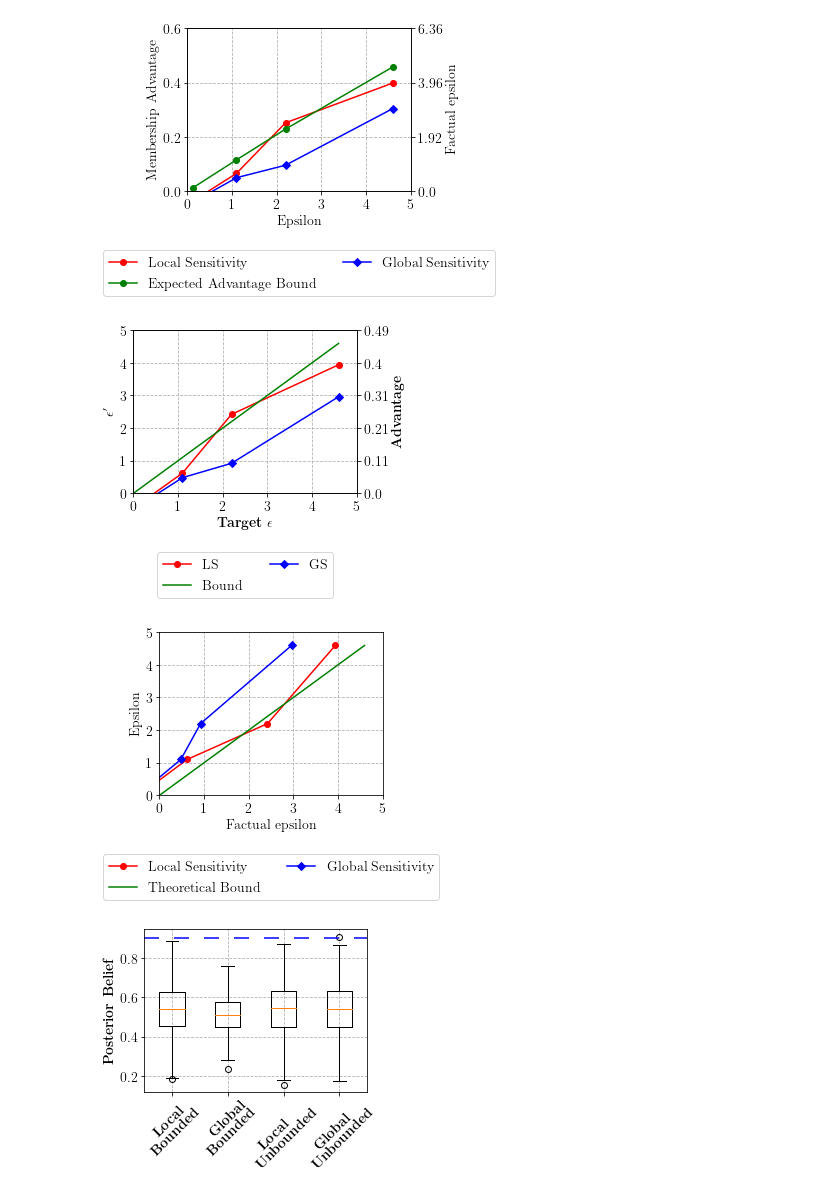
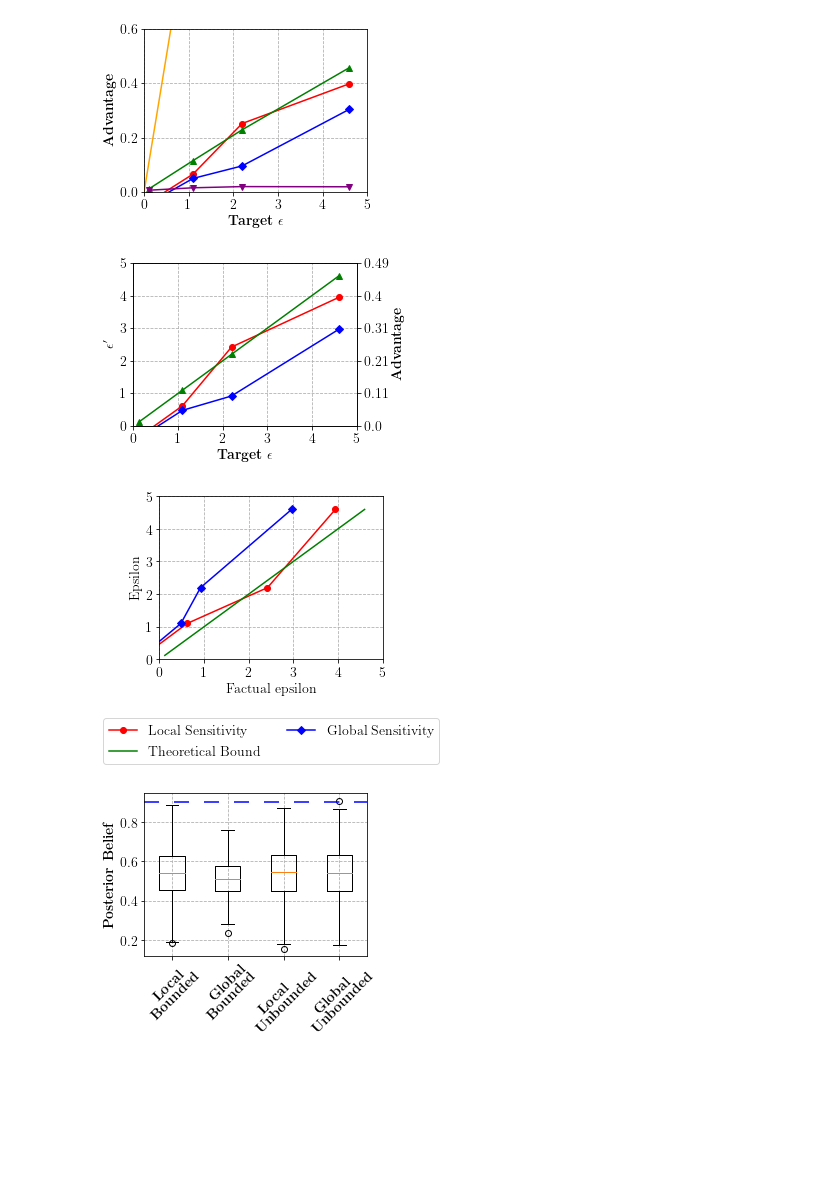
Before and after one commit to SAP-samples/security-research-identifiability-in-dpdl, a Jupyter notebook: notebooks/purchase_eval.ipynb, the cells around one changed output. Saved outputs shown, nothing was run; the diff lists cells and outputs as text; code cells hidden in the pictures; blank space fills up the shorter version.

```diff
--- a/notebooks/purchase_eval.ipynb
+++ b/notebooks/purchase_eval.ipynb
@@ -315,10 +264,10 @@ plt.show()
 
 #local_vals = np.array([advantage_local_rho_52, advantage_local_rho_75, advantage_local_rho_90, advantage_local_rho_99])
 #global_vals = np.array([advantage_global_rho_52, advantage_global_rho_75, advantage_global_rho_90, advantage_global_rho_99])
-
+matplotlib.rcParams.update({'font.size': 14})
 adv_local_purch = []
 adv_global_purch = []
-posterior_evaluate = ["local_53", 'global_53', "local_75", "global_75", "local_bounded_90", "global_bounded_90", "local_99", "global_99"]
+posterior_evaluate = ["rho_53_local", 'rho_53_global', "rho_75_local", "rho_75_global", "rho_90_local_bound", "rho_90_global_bound", "rho_99_local", "rho_99_global"]
 
 for directory in posterior_evaluate:
     if f"local" in directory:
@@ -339,37 +288,44 @@ adv_cont = [2*norm.cdf(eps/(2*np.sqrt(2*np.log(1.25/delt))))-1 for eps in epsilo
 
 fig, ax = plt.subplots(1, figsize=(4,3))
 
-ax2 = ax.twinx()
+# ax2 = ax.twinx()
 #ax.callbacks.connect("ylim_changed", convert_ax_c_to_celsius)
 ax.set_ylim(-0.0,0.6)
-ax.plot(epsilons, np.array(adv_local_purch), 'ro', color='red', label='Local Sensitivity',marker='o', linestyle='-')
+ax.plot(epsilons, np.array(adv_local_purch), 'ro', color='red', label='LS',marker='o', linestyle='-')
 ax.grid(ls="dashed")
 #ax2.set_yscale('log')
 ax.axis([0, 4, -0.0, 0.6])
-ax.plot(epsilons, adv_cont, 'ro', color='green', label='Expected Advantage Bound',marker='o', linestyle='-')
-ax.plot(epsilons, np.array(adv_global_purch), 'ro', color='blue', label='Global Sensitivity',marker='D', linestyle='-')
+ax.plot(epsilons, adv_cont, 'ro', color='green', label='Bound',marker='^', linestyle='-')
+ax.plot(epsilons, np.array(adv_global_purch), 'ro', color='blue', label='GS',marker='D', linestyle='-')
 #ax.axhline(y=3, ls="dashed", color="orange", dashes=(10, 10), label=r'$C$ Unbounded')
 ax.grid(ls="dashed")
 
+epsilons_yeom_bound = [0,1,2,3,4,5]
+advantage_yeom = np.minimum(1,np.exp(epsilons_yeom_bound)-1)
+ax.plot(epsilons_yeom_bound, np.array(advantage_yeom), 'ro', color='orange', label='Yeom\'s Bound',marker='', linestyle='-')
+
+adult_advantages = [0.006700000000000006, 0.015500000000000009, 0.01990000000000002, 0.019200000000000012]
+# mi_empirical_eps = [2*np.around(norm.ppf((adv+1)/2)*np.sqrt(2*np.log(1.25/delt)), 2) for adv in np.array(adult_advantages)]
+ax.plot(epsilons, adult_advantages, 'ro', color='purple', label=r'MI',marker='v', linestyle='-')
 
 
-ax.set(xlabel='Epsilon', ylabel=r'Membership Advantage')
+ax.set(xlabel=r"\textbf{Target $\epsilon$}", ylabel=(r'\textbf{Advantage}'))
 #listcomprehension
-ax2.set_yticks(range(0,4))
+# ax2.set_yticks(range(0,4))
 ticks_rhos = [2*np.around(norm.ppf((adv+1)/2)*np.sqrt(2*np.log(1.25/delt)), 2) for adv in [0, 0.2,0.4,0.6]]
-ax2.set_yticklabels(ticks_rhos)
+# ax2.set_yticklabels(ticks_rhos)
 ax.set_xticks(range(0,6))
 ax.set_xticks(range(0,6))
-ax.legend(loc=10, ncol=2, bbox_to_anchor=(0.5, -0.5))
+# ax.legend(loc=10, ncol=2, bbox_to_anchor=(0.5, -0.5))
 
 
 
-ax2.set_ylabel('Factual epsilon')
+# ax2.set_ylabel('Factual epsilon')
 #ax2.tick_params('y')
 #ax2.get_xaxis().set_major_formatter(matplotlib.ticker.ScalarFormatter())
 #ax2.plot(epsilons, epsilons,'x',markersize=20, label = 'test')
 
-plt.savefig("factual_eps_adv_purch.pdf", bbox_inches='tight')
+plt.savefig("MI_comparison_purch.pdf", bbox_inches='tight')
 #plt.savefig("unbounded_sensitivity.pdf", bbox_inches='tight')
 plt.show()
 #------------------------------------------------------
@@ -381,45 +337,54 @@ fig, ax = plt.subplots(1, figsize=(4,3))
 ax.plot(epsilons, empirical_eps_local, 'ro', color='red', label=r'LS',marker='o', linestyle='-')
 ax.grid(ls="dashed")
 ax.axis([0, 4, 0, 5])
-ax.plot(epsilons_cont, epsilons_cont, 'ro', color='green', label='Bound', marker='', linestyle='-')
+ax.plot(epsilons, epsilons, 'ro', color='green', label='Bound', marker='^', linestyle='-')
 ax.plot(epsilons, empirical_eps_global, 'ro', color='blue', label=r'GS',marker='D', linestyle='-')
 #ax.axhline(y=3, ls="dashed", color="orange", dashes=(10, 10), label=r'$C$ Unbounded')
 ax.grid(ls="dashed")
 
+advs = [np.around(2*norm.cdf(eps/(2*np.sqrt(2*np.log(1.25/delt))))-1, 2) for eps in [0,1,2,3,4,5]]
+yeom_bound2 = np.log(np.array(advs)+1)
+# ax.plot([0,1,2,3,4,5], yeom_bound2, 'ro', color='orange', label=r'Yeom Bound',marker='', linestyle='-')
+
+# purch_advantages = [0.006700000000000006, 0.015500000000000009, 0.01990000000000002, 0.019200000000000012]
+# mi_empirical_eps = [2*np.around(norm.ppf((adv+1)/2)*np.sqrt(2*np.log(1.25/delt)), 2) for adv in np.array(purch_advantages)]
+# ax.plot(epsilons, mi_empirical_eps, 'ro', color='purple', label=r'MI',marker='v', linestyle='-')
+
+
 ax.set(xlabel=r"\textbf{Target $\epsilon$}", ylabel=r"$\epsilon'$")
 ax.set_xticks(range(0,6))
-plt.legend(loc=10, ncol=2, bbox_to_anchor=(0.5, -0.5))
+# plt.legend(loc=10, ncol=2, bbox_to_anchor=(0.5, -0.5))
 
 advs = [np.around(2*norm.cdf(eps/(2*np.sqrt(2*np.log(1.25/delt))))-1, 2) for eps in [0,1,2,3,4,5]]
 ax2 = ax.twinx()
 ax2.set_yticks(range(0,6))
 ticks_rhos = advs
 ax2.set_yticklabels(ticks_rhos)
 ax2.set_ylabel(r'\textbf{Advantage}')
 
 plt.savefig("factual_eps_from_adv_purch.pdf", bbox_inches='tight')
 #plt.savefig("unbounded_sensitivity.pdf", bbox_inches='tight')
 plt.show()
 #------------------------------------------------------
 fig, ax = plt.subplots(1, figsize=(4,3))
 ax.plot(empirical_eps_local, epsilons,  'ro', color='red', label=r'Local Sensitivity',marker='o', linestyle='-')
 ax.grid(ls="dashed")
 ax.axis([0, 4, 0, 5])
-ax.plot(epsilons_cont, epsilons_cont, 'ro', color='green', label='Theoretical Bound', marker='', linestyle='-')
+ax.plot(epsilons, epsilons, 'ro', color='green', label='Theoretical Bound', marker='', linestyle='-')
 ax.plot(empirical_eps_global, epsilons, 'ro', color='blue', label=r'Global Sensitivity',marker='D', linestyle='-')
 #ax.axhline(y=3, ls="dashed", color="orange", dashes=(10, 10), label=r'$C$ Unbounded')
 ax.grid(ls="dashed")
 
 ax.set(xlabel='Factual epsilon', ylabel=r'Epsilon')
 ax.set_xticks(range(0,6))
 plt.legend(loc=10, ncol=2, bbox_to_anchor=(0.5, -0.5))
 
 #plt.savefig("local_sensitivity.pdf", bbox_inches='tight')
 #plt.savefig("unbounded_sensitivity.pdf", bbox_inches='tight')
 plt.show()
 # %% [output]
-[figure, old version]
+[figure, new version]
-[figure, old version]
+[figure, new version]
 [figure]
 # %%
 data_to_plot = []
```
Also changed, not shown: parts of 8 cells of this notebook, 2 other files.
